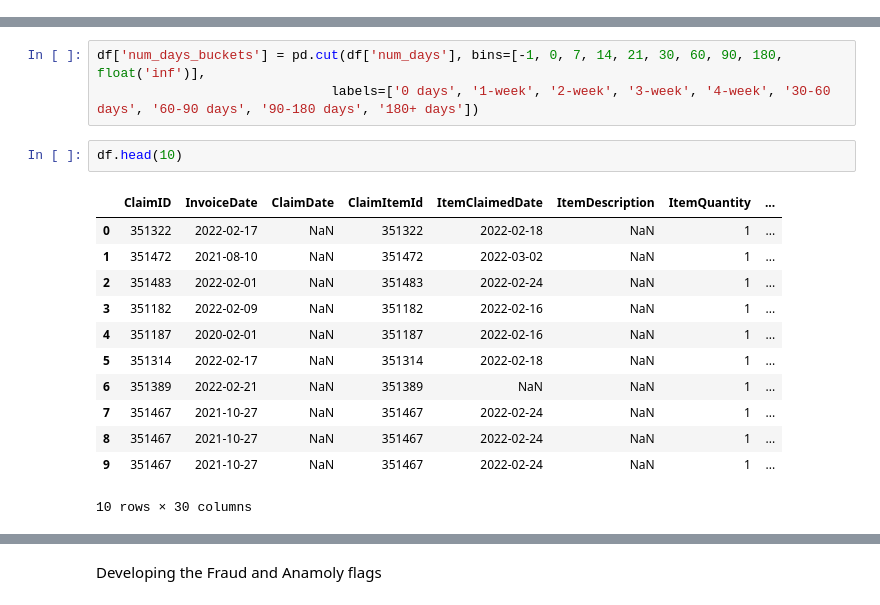
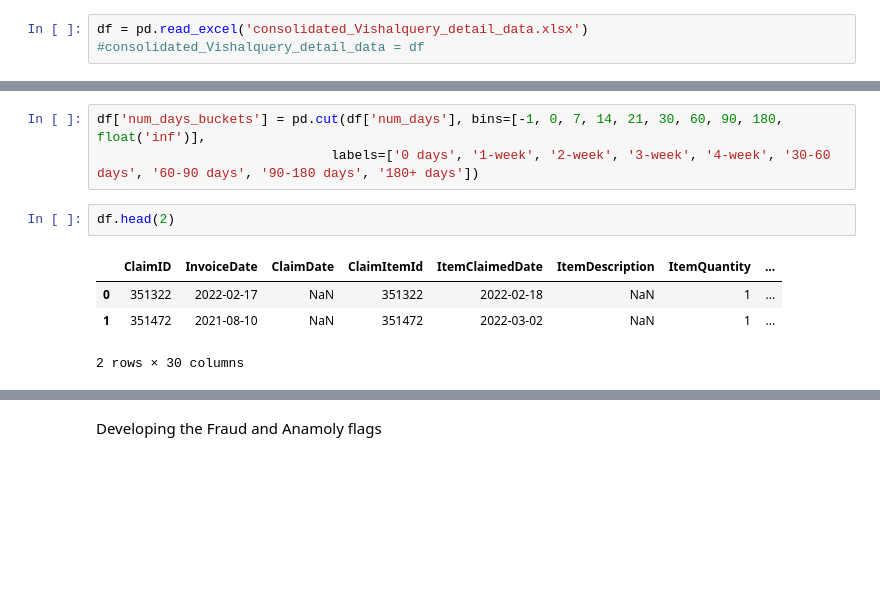
Before and after one commit to Lubina-ops/Claims-audit-and-fraud-detection, a Jupyter notebook: KM_Claim_data_Intial_Analysis.ipynb, the cells around one changed output, grey strips where cells are left out. Drawn from its saved outputs; the diff is of its cells as text; blank space fills up the shorter version.

```diff
--- a/KM_Claim_data_Intial_Analysis.ipynb
+++ b/KM_Claim_data_Intial_Analysis.ipynb
@@ -29,3 +11,6 @@ FileNotFoundError: [Errno 2] No such file or directory: '/Users/lubina.zaidi/Doc
+# %%
+df = pd.read_excel('consolidated_Vishalquery_detail_data.xlsx')
+#consolidated_Vishalquery_detail_data = df
 # %% [markdown]
 
 Claims audit & fraud detection — feature summary
@@ -265,17 +250,9 @@ Index(['ClaimID', 'InvoiceDate', 'ClaimDate', 'ClaimItemId', 'ItemClaimedDate',
 df['num_days_buckets'] = pd.cut(df['num_days'], bins=[-1, 0, 7, 14, 21, 30, 60, 90, 180, float('inf')],
                               labels=['0 days', '1-week', '2-week', '3-week', '4-week', '30-60 days', '60-90 days', '90-180 days', '180+ days'])
 # %%
-df.head(10)
+df.head(2)
 # %% [output]
 |  | ClaimID | InvoiceDate | ClaimDate | ClaimItemId | ItemClaimedDate | ItemDescription | ItemQuantity | ... |
 | 0 | 351322 | 2022-02-17 | NaN | 351322 | 2022-02-18 | NaN | 1 | ... |
 | 1 | 351472 | 2021-08-10 | NaN | 351472 | 2022-03-02 | NaN | 1 | ... |
-| 2 | 351483 | 2022-02-01 | NaN | 351483 | 2022-02-24 | NaN | 1 | ... |
-| 3 | 351182 | 2022-02-09 | NaN | 351182 | 2022-02-16 | NaN | 1 | ... |
-| 4 | 351187 | 2020-02-01 | NaN | 351187 | 2022-02-16 | NaN | 1 | ... |
-| 5 | 351314 | 2022-02-17 | NaN | 351314 | 2022-02-18 | NaN | 1 | ... |
-| 6 | 351389 | 2022-02-21 | NaN | 351389 | NaN | NaN | 1 | ... |
-| 7 | 351467 | 2021-10-27 | NaN | 351467 | 2022-02-24 | NaN | 1 | ... |
-| 8 | 351467 | 2021-10-27 | NaN | 351467 | 2022-02-24 | NaN | 1 | ... |
-| 9 | 351467 | 2021-10-27 | NaN | 351467 | 2022-02-24 | NaN | 1 | ... |
-10 rows × 30 columns
+2 rows × 30 columns
```
Also changed, not shown: parts of 13 cells of this notebook.
